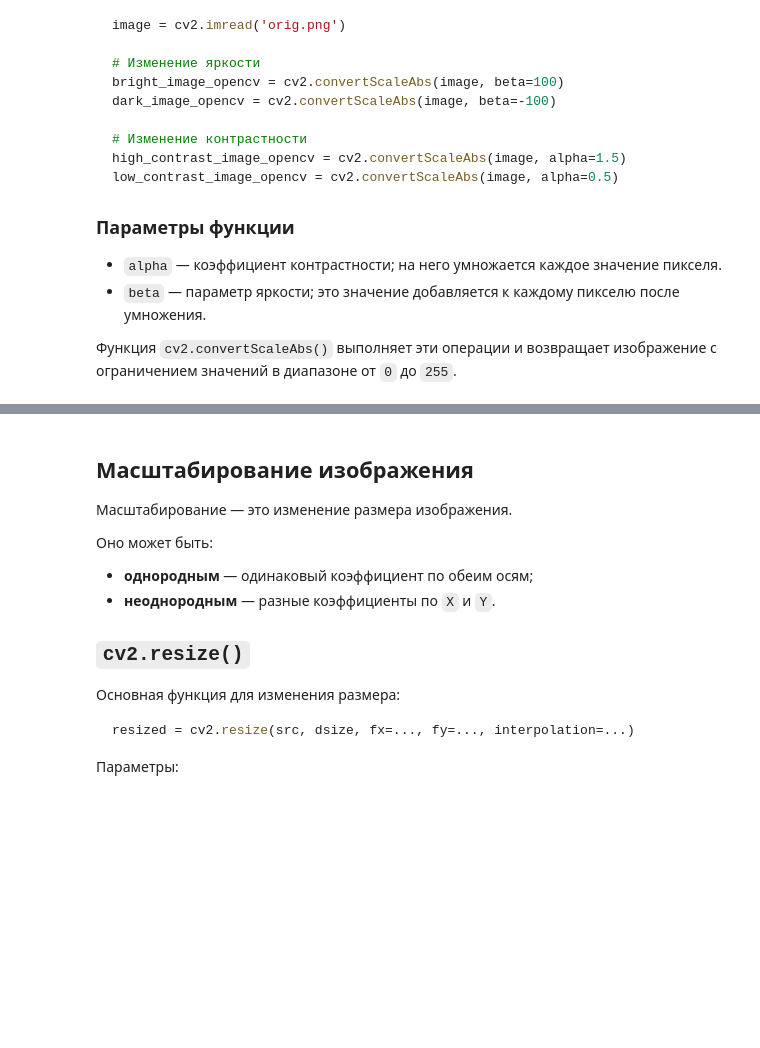
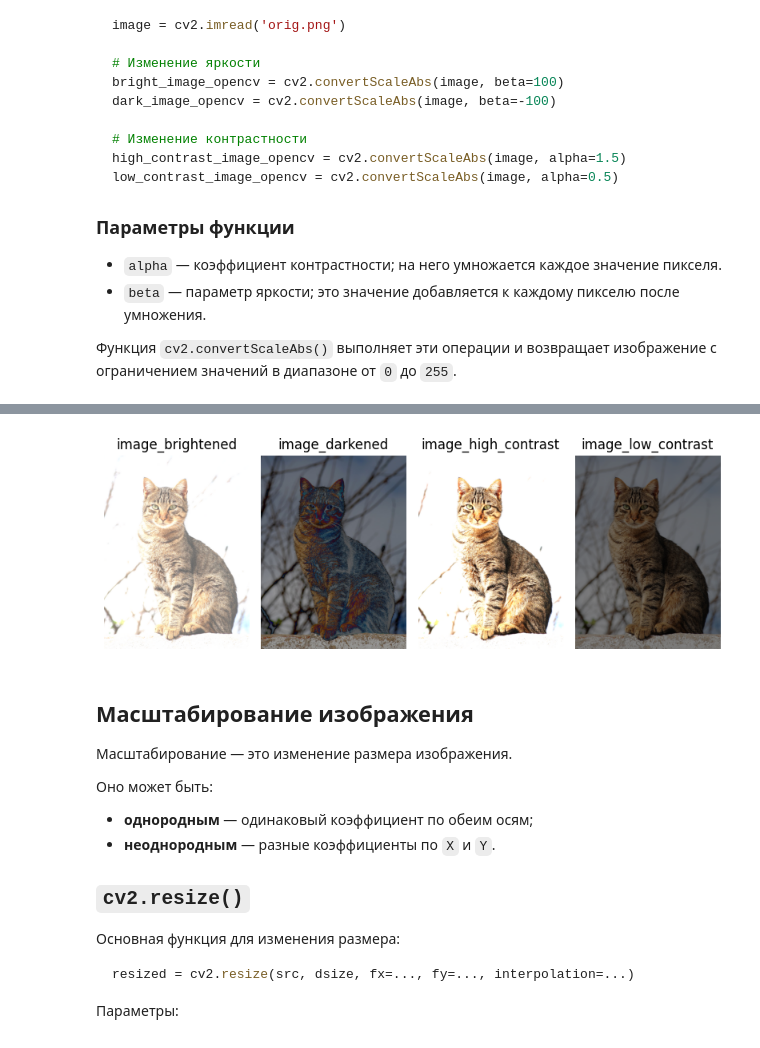
Before and after one commit to polinamalina1105/cv_me, a Jupyter notebook: notebooks/cv2_basic_operations.ipynb, the cells around one changed output, grey strips where cells are left out. Cells and saved outputs as stored; diff of their text form; code cells hidden in the pictures; blank space fills up the shorter version.

```diff
--- a/notebooks/cv2_basic_operations.ipynb
+++ b/notebooks/cv2_basic_operations.ipynb
@@ -547,3 +563,33 @@ low_contrast_image_opencv = cv2.convertScaleAbs(image, alpha=0.5)
+# %%
+# с помощью opencv
+
+image_brightened = cv2.convertScaleAbs(image, beta=100)
+image_darkened = cv2.convertScaleAbs(image, beta=-100)
+image_high_contrast = cv2.convertScaleAbs(image, alpha=2)
+image_low_contrast = cv2.convertScaleAbs(image, alpha=0.5)
+
+fig, axs = plt.subplots(1, 4, figsize=(8, 4))
+
+axs[0].imshow(image_brightened)
+axs[0].set_title("image_brightened")
+axs[0].axis("off")
+
+axs[1].imshow(image_darkened)
+axs[1].set_title("image_darkened")
+axs[1].axis("off")
+
+axs[2].imshow(image_high_contrast)
+axs[2].set_title("image_high_contrast")
+axs[2].axis("off")
+
+axs[3].imshow(image_low_contrast)
+axs[3].set_title("image_low_contrast")
+axs[3].axis("off")
+
+plt.tight_layout()
+plt.show()
+# %% [output]
+[figure, added]
 # %% [markdown]
 ## Масштабирование изображения
 
```
Also changed, not shown: parts of 8 cells of this notebook, 3 other files.
